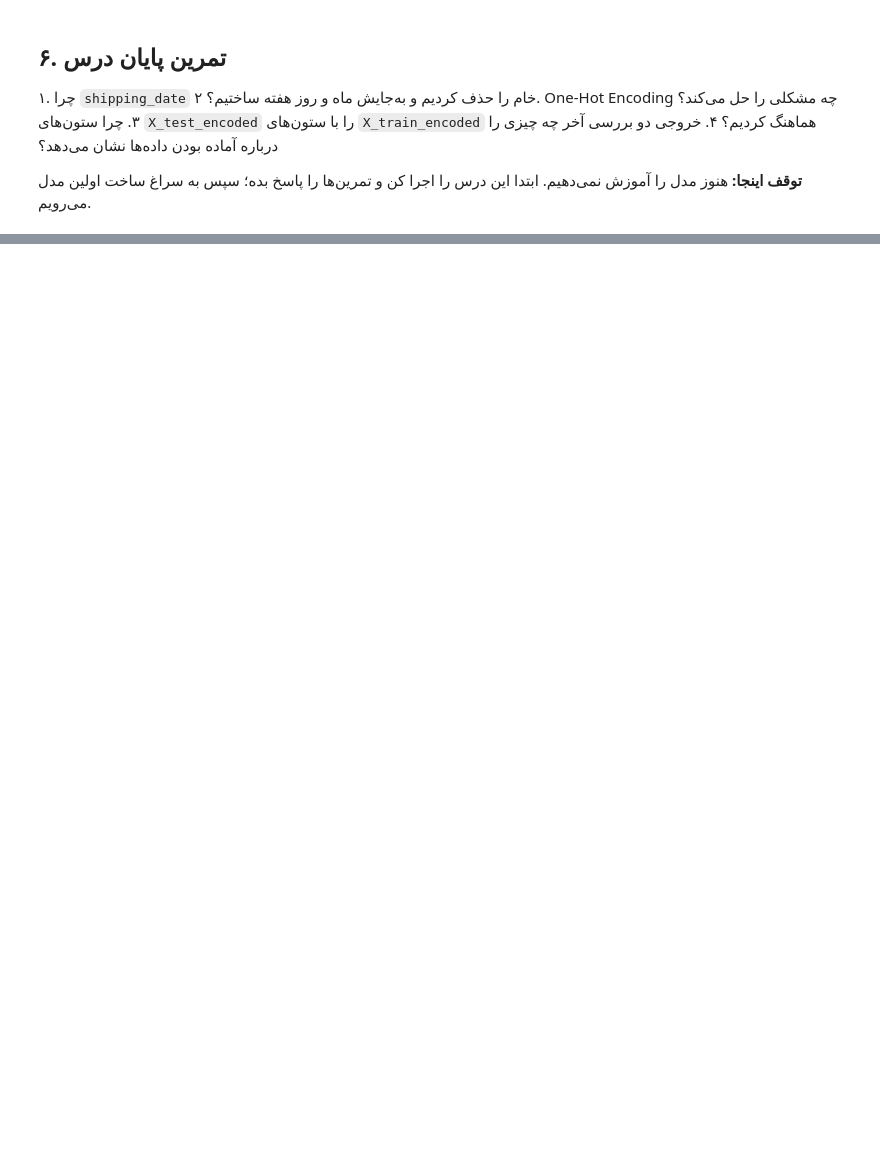
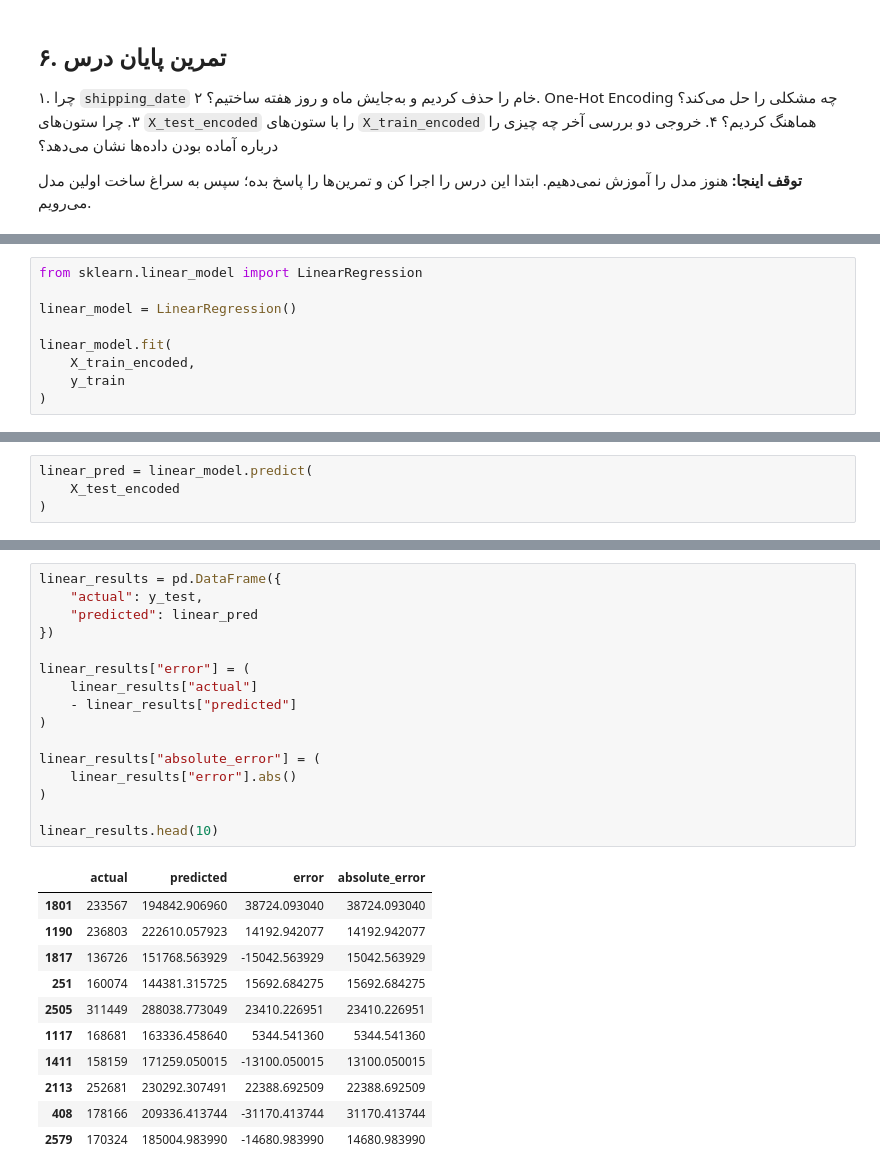
Before and after one commit to mnateghi1/Shipping-Cost-Proposer, a Jupyter notebook: notebooks/03_feature_engineering_lesson.ipynb, the cells around one changed output, grey strips where cells are left out. Saved outputs shown, nothing was run; the diff lists cells and outputs as text; blank space fills up the shorter version.

```diff
--- a/notebooks/03_feature_engineering_lesson.ipynb
+++ b/notebooks/03_feature_engineering_lesson.ipynb
@@ -120,0 +725,9 @@ X_train_encoded.head()
+# %%
+from sklearn.linear_model import LinearRegression
+
+linear_model = LinearRegression()
+
+linear_model.fit(
+    X_train_encoded,
+    y_train
+)
@@ -120,0 +736,4 @@ X_train_encoded.head()
+# %%
+linear_pred = linear_model.predict(
+    X_test_encoded
+)
@@ -120,0 +751,28 @@ X_train_encoded.head()
+# %%
+linear_results = pd.DataFrame({
+    "actual": y_test,
+    "predicted": linear_pred
+})
+
+linear_results["error"] = (
+    linear_results["actual"]
+    - linear_results["predicted"]
+)
+
+linear_results["absolute_error"] = (
+    linear_results["error"].abs()
+)
+
+linear_results.head(10)
+# %% [output]
+|  | actual | predicted | error | absolute_error |
+| 1801 | 233567 | 194842.906960 | 38724.093040 | 38724.093040 |
+| 1190 | 236803 | 222610.057923 | 14192.942077 | 14192.942077 |
+| 1817 | 136726 | 151768.563929 | -15042.563929 | 15042.563929 |
+| 251 | 160074 | 144381.315725 | 15692.684275 | 15692.684275 |
+| 2505 | 311449 | 288038.773049 | 23410.226951 | 23410.226951 |
+| 1117 | 168681 | 163336.458640 | 5344.541360 | 5344.541360 |
+| 1411 | 158159 | 171259.050015 | -13100.050015 | 13100.050015 |
+| 2113 | 252681 | 230292.307491 | 22388.692509 | 22388.692509 |
+| 408 | 178166 | 209336.413744 | -31170.413744 | 31170.413744 |
+| 2579 | 170324 | 185004.983990 | -14680.983990 | 14680.983990 |
```
Also changed, not shown: parts of 32 cells of this notebook, 4 other files.
